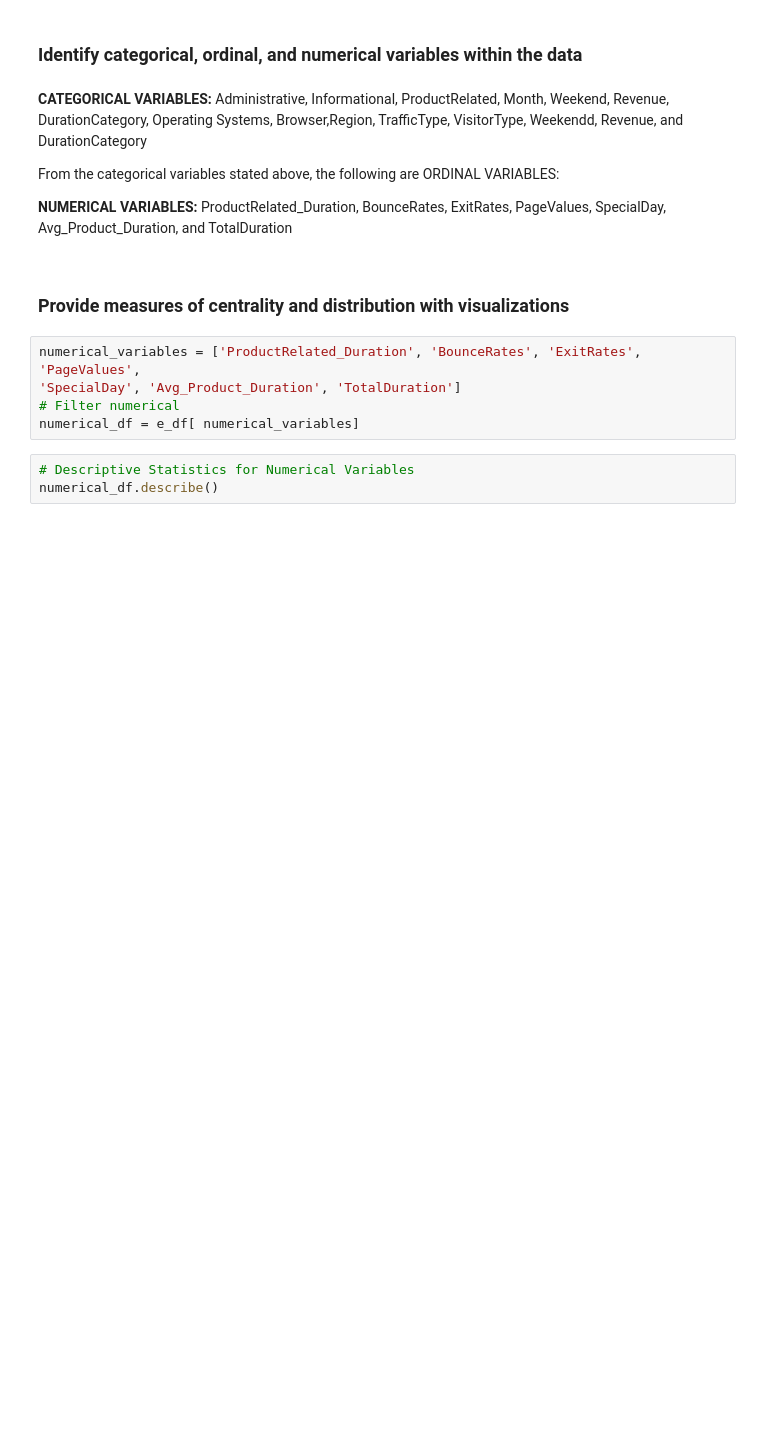
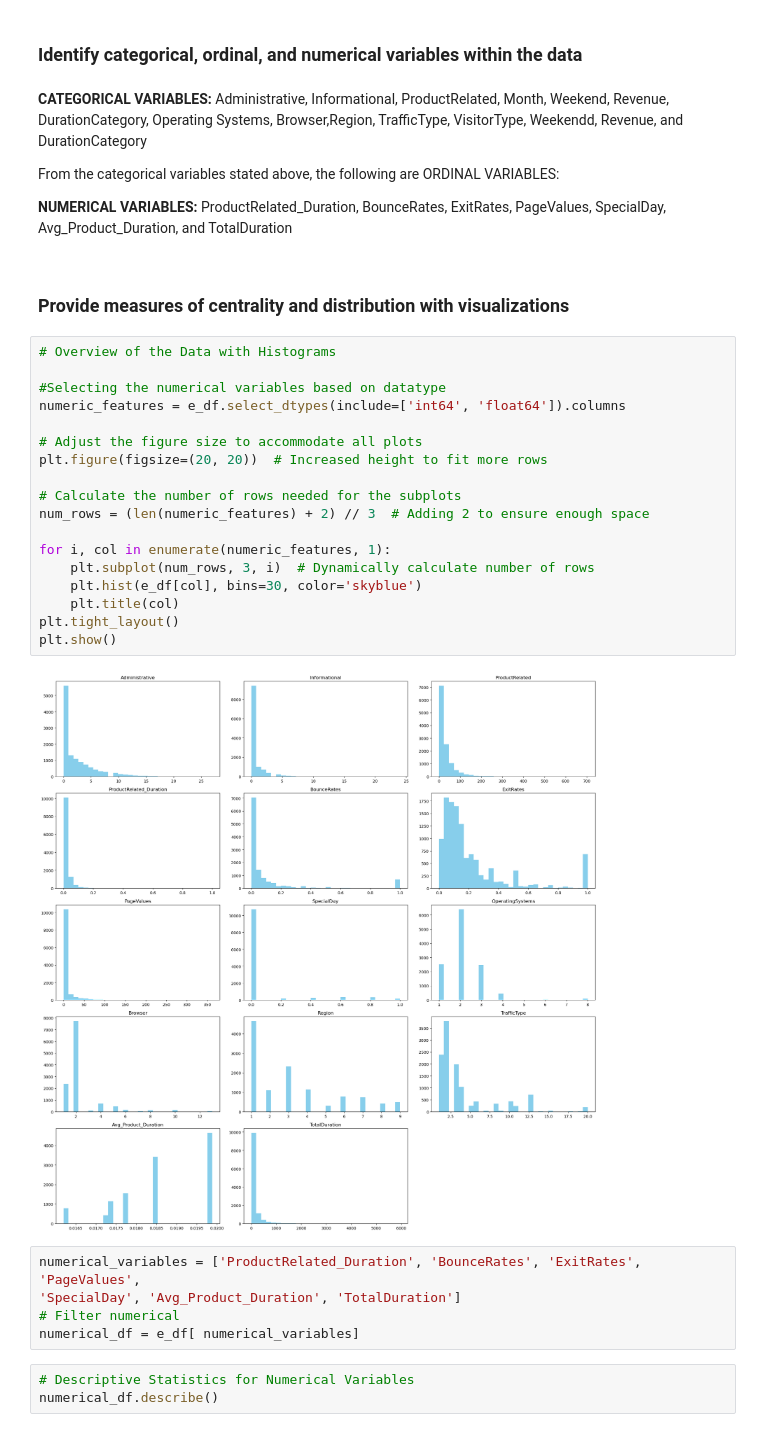
Before and after one commit to darth-franky/Applied-Data-Science, a Jupyter notebook: e_commerce_dataset.ipynb, the cells around one changed output. Drawn from its saved outputs; the diff is of its cells as text; blank space fills up the shorter version.

```diff
--- a/e_commerce_dataset.ipynb
+++ b/e_commerce_dataset.ipynb
@@ -160,6 +195,26 @@ ProductRelated_Duration, BounceRates, ExitRates, PageValues,
 SpecialDay, Avg_Product_Duration, and TotalDuration</p>
 # %% [markdown]
 ### Provide measures of centrality and distribution with visualizations
+# %%
+# Overview of the Data with Histograms
+
+#Selecting the numerical variables based on datatype
+numeric_features = e_df.select_dtypes(include=['int64', 'float64']).columns
+
+# Adjust the figure size to accommodate all plots
+plt.figure(figsize=(20, 20))  # Increased height to fit more rows
+
+# Calculate the number of rows needed for the subplots
+num_rows = (len(numeric_features) + 2) // 3  # Adding 2 to ensure enough space
+
+for i, col in enumerate(numeric_features, 1):
+    plt.subplot(num_rows, 3, i)  # Dynamically calculate number of rows
+    plt.hist(e_df[col], bins=30, color='skyblue')
+    plt.title(col)
+plt.tight_layout()
+plt.show()
+# %% [output]
+[figure, added]
 # %%
 numerical_variables = ['ProductRelated_Duration', 'BounceRates', 'ExitRates', 'PageValues',
 'SpecialDay', 'Avg_Product_Duration', 'TotalDuration']
```
Also changed, not shown: parts of 22 cells of this notebook.
